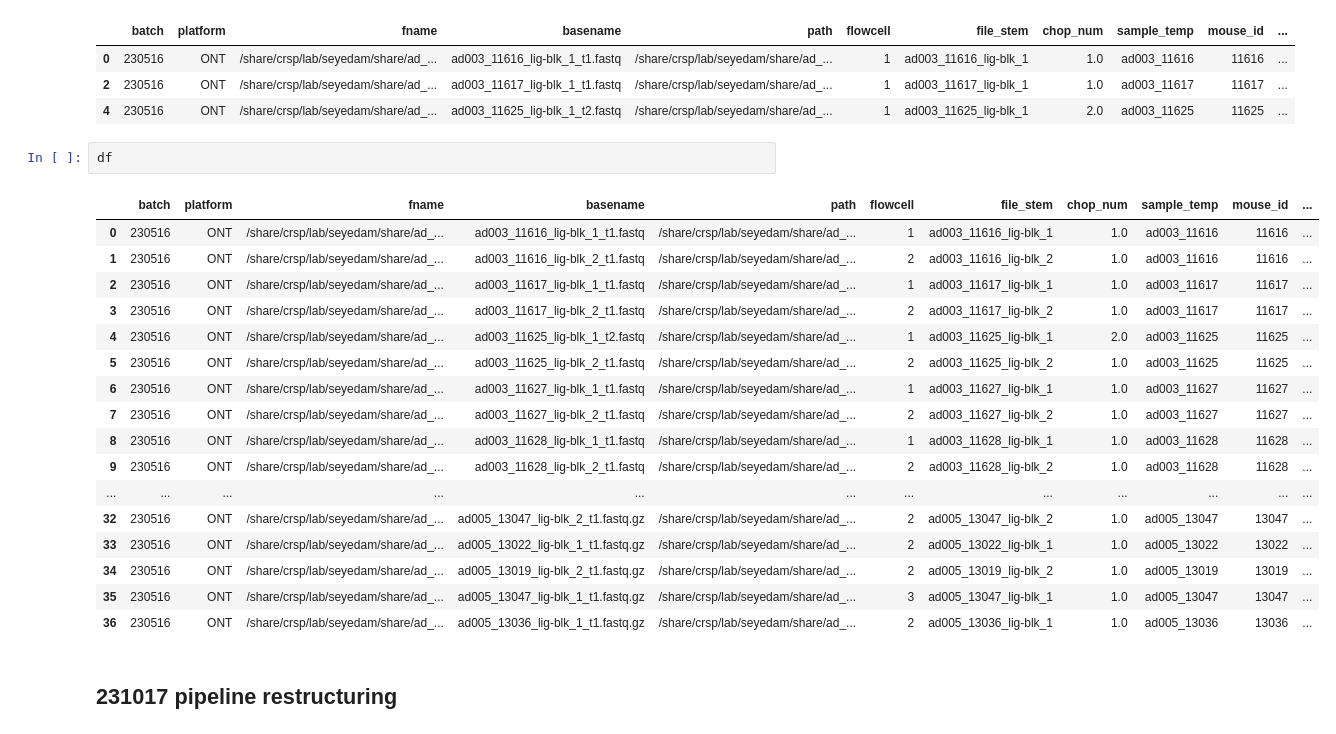
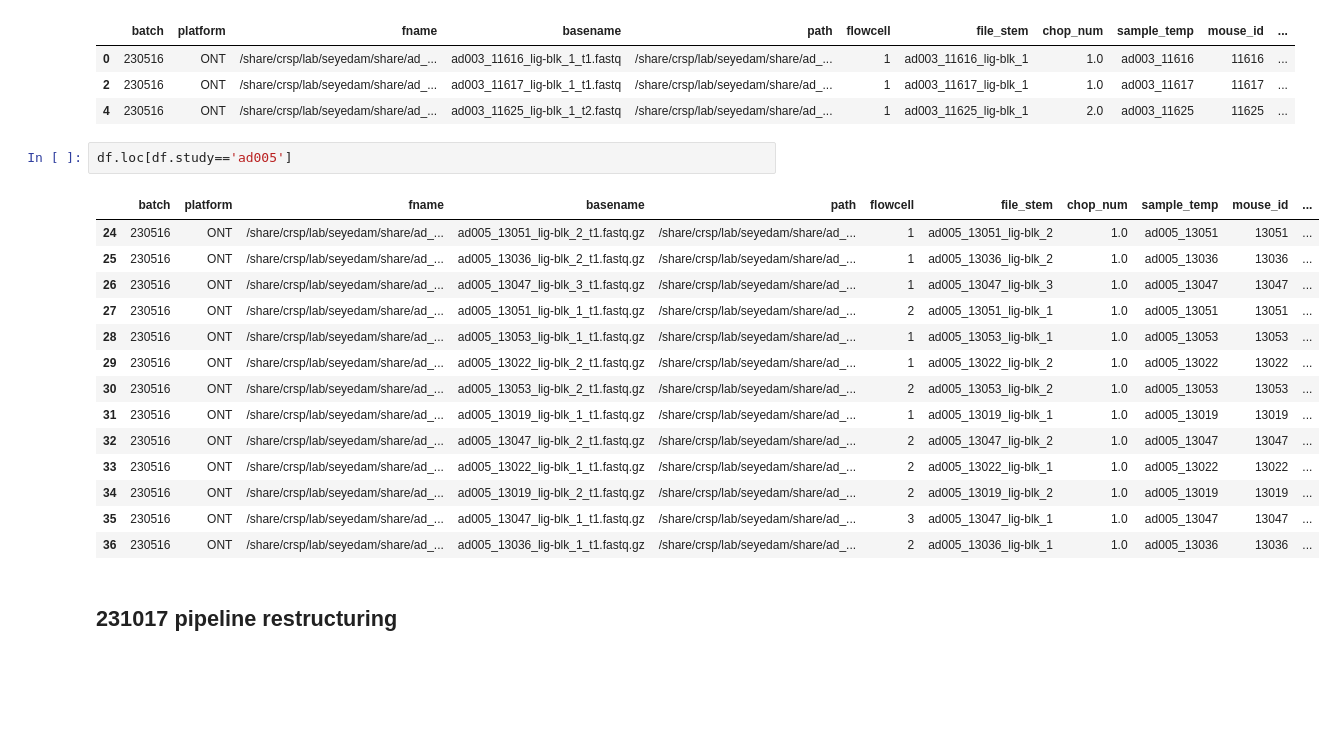
Before and after one commit to gfilimban/modelad_pipeline, a Jupyter notebook: proc_update/snakemake_dev.ipynb, the cells around one changed output. Cells and saved outputs as stored; diff of their text form; blank space fills up the shorter version.

```diff
--- a/proc_update/snakemake_dev.ipynb
+++ b/proc_update/snakemake_dev.ipynb
@@ -270,20 +279,17 @@ temp
 | 2 | 230516 | ONT | /share/crsp/lab/seyedam/share/ad_... | ad003_11617_lig-blk_1_t1.fastq | /share/crsp/lab/seyedam/share/ad_... | 1 | ad003_11617_lig-blk_1 | 1.0 | ad003_11617 | 11617 | ... |
 | 4 | 230516 | ONT | /share/crsp/lab/seyedam/share/ad_... | ad003_11625_lig-blk_1_t2.fastq | /share/crsp/lab/seyedam/share/ad_... | 1 | ad003_11625_lig-blk_1 | 2.0 | ad003_11625 | 11625 | ... |
 # %%
-df
+df.loc[df.study=='ad005']
 # %% [output]
 |  | batch | platform | fname | basename | path | flowcell | file_stem | chop_num | sample_temp | mouse_id | ... |
-| 0 | 230516 | ONT | /share/crsp/lab/seyedam/share/ad_... | ad003_11616_lig-blk_1_t1.fastq | /share/crsp/lab/seyedam/share/ad_... | 1 | ad003_11616_lig-blk_1 | 1.0 | ad003_11616 | 11616 | ... |
-| 1 | 230516 | ONT | /share/crsp/lab/seyedam/share/ad_... | ad003_11616_lig-blk_2_t1.fastq | /share/crsp/lab/seyedam/share/ad_... | 2 | ad003_11616_lig-blk_2 | 1.0 | ad003_11616 | 11616 | ... |
-| 2 | 230516 | ONT | /share/crsp/lab/seyedam/share/ad_... | ad003_11617_lig-blk_1_t1.fastq | /share/crsp/lab/seyedam/share/ad_... | 1 | ad003_11617_lig-blk_1 | 1.0 | ad003_11617 | 11617 | ... |
-| 3 | 230516 | ONT | /share/crsp/lab/seyedam/share/ad_... | ad003_11617_lig-blk_2_t1.fastq | /share/crsp/lab/seyedam/share/ad_... | 2 | ad003_11617_lig-blk_2 | 1.0 | ad003_11617 | 11617 | ... |
-| 4 | 230516 | ONT | /share/crsp/lab/seyedam/share/ad_... | ad003_11625_lig-blk_1_t2.fastq | /share/crsp/lab/seyedam/share/ad_... | 1 | ad003_11625_lig-blk_1 | 2.0 | ad003_11625 | 11625 | ... |
-| 5 | 230516 | ONT | /share/crsp/lab/seyedam/share/ad_... | ad003_11625_lig-blk_2_t1.fastq | /share/crsp/lab/seyedam/share/ad_... | 2 | ad003_11625_lig-blk_2 | 1.0 | ad003_11625 | 11625 | ... |
-| 6 | 230516 | ONT | /share/crsp/lab/seyedam/share/ad_... | ad003_11627_lig-blk_1_t1.fastq | /share/crsp/lab/seyedam/share/ad_... | 1 | ad003_11627_lig-blk_1 | 1.0 | ad003_11627 | 11627 | ... |
-| 7 | 230516 | ONT | /share/crsp/lab/seyedam/share/ad_... | ad003_11627_lig-blk_2_t1.fastq | /share/crsp/lab/seyedam/share/ad_... | 2 | ad003_11627_lig-blk_2 | 1.0 | ad003_11627 | 11627 | ... |
-| 8 | 230516 | ONT | /share/crsp/lab/seyedam/share/ad_... | ad003_11628_lig-blk_1_t1.fastq | /share/crsp/lab/seyedam/share/ad_... | 1 | ad003_11628_lig-blk_1 | 1.0 | ad003_11628 | 11628 | ... |
-| 9 | 230516 | ONT | /share/crsp/lab/seyedam/share/ad_... | ad003_11628_lig-blk_2_t1.fastq | /share/crsp/lab/seyedam/share/ad_... | 2 | ad003_11628_lig-blk_2 | 1.0 | ad003_11628 | 11628 | ... |
-| ... | ... | ... | ... | ... | ... | ... | ... | ... | ... | ... | ... |
+| 24 | 230516 | ONT | /share/crsp/lab/seyedam/share/ad_... | ad005_13051_lig-blk_2_t1.fastq.gz | /share/crsp/lab/seyedam/share/ad_... | 1 | ad005_13051_lig-blk_2 | 1.0 | ad005_13051 | 13051 | ... |
+| 25 | 230516 | ONT | /share/crsp/lab/seyedam/share/ad_... | ad005_13036_lig-blk_2_t1.fastq.gz | /share/crsp/lab/seyedam/share/ad_... | 1 | ad005_13036_lig-blk_2 | 1.0 | ad005_13036 | 13036 | ... |
+| 26 | 230516 | ONT | /share/crsp/lab/seyedam/share/ad_... | ad005_13047_lig-blk_3_t1.fastq.gz | /share/crsp/lab/seyedam/share/ad_... | 1 | ad005_13047_lig-blk_3 | 1.0 | ad005_13047 | 13047 | ... |
+| 27 | 230516 | ONT | /share/crsp/lab/seyedam/share/ad_... | ad005_13051_lig-blk_1_t1.fastq.gz | /share/crsp/lab/seyedam/share/ad_... | 2 | ad005_13051_lig-blk_1 | 1.0 | ad005_13051 | 13051 | ... |
+| 28 | 230516 | ONT | /share/crsp/lab/seyedam/share/ad_... | ad005_13053_lig-blk_1_t1.fastq.gz | /share/crsp/lab/seyedam/share/ad_... | 1 | ad005_13053_lig-blk_1 | 1.0 | ad005_13053 | 13053 | ... |
+| 29 | 230516 | ONT | /share/crsp/lab/seyedam/share/ad_... | ad005_13022_lig-blk_2_t1.fastq.gz | /share/crsp/lab/seyedam/share/ad_... | 1 | ad005_13022_lig-blk_2 | 1.0 | ad005_13022 | 13022 | ... |
+| 30 | 230516 | ONT | /share/crsp/lab/seyedam/share/ad_... | ad005_13053_lig-blk_2_t1.fastq.gz | /share/crsp/lab/seyedam/share/ad_... | 2 | ad005_13053_lig-blk_2 | 1.0 | ad005_13053 | 13053 | ... |
+| 31 | 230516 | ONT | /share/crsp/lab/seyedam/share/ad_... | ad005_13019_lig-blk_1_t1.fastq.gz | /share/crsp/lab/seyedam/share/ad_... | 1 | ad005_13019_lig-blk_1 | 1.0 | ad005_13019 | 13019 | ... |
 | 32 | 230516 | ONT | /share/crsp/lab/seyedam/share/ad_... | ad005_13047_lig-blk_2_t1.fastq.gz | /share/crsp/lab/seyedam/share/ad_... | 2 | ad005_13047_lig-blk_2 | 1.0 | ad005_13047 | 13047 | ... |
 | 33 | 230516 | ONT | /share/crsp/lab/seyedam/share/ad_... | ad005_13022_lig-blk_1_t1.fastq.gz | /share/crsp/lab/seyedam/share/ad_... | 2 | ad005_13022_lig-blk_1 | 1.0 | ad005_13022 | 13022 | ... |
 | 34 | 230516 | ONT | /share/crsp/lab/seyedam/share/ad_... | ad005_13019_lig-blk_2_t1.fastq.gz | /share/crsp/lab/seyedam/share/ad_... | 2 | ad005_13019_lig-blk_2 | 1.0 | ad005_13019 | 13019 | ... |
```
Also changed, not shown: parts of 2 cells of this notebook, 5 other files.
